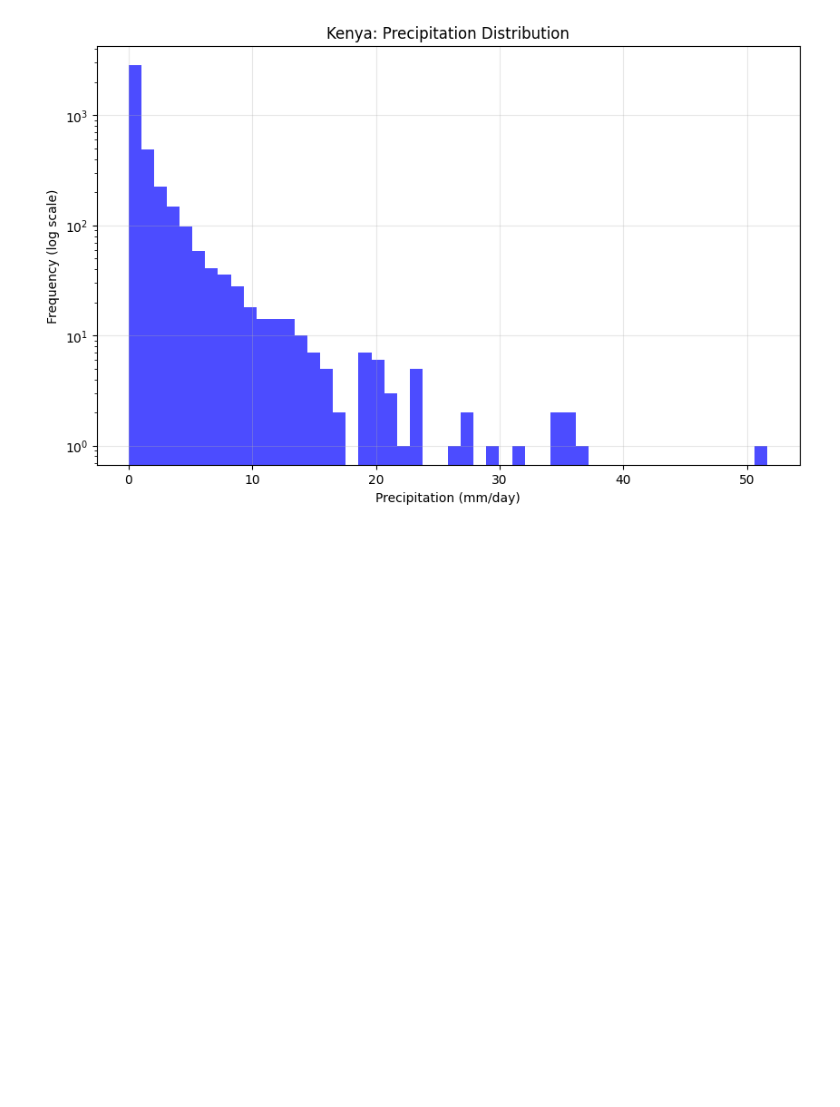
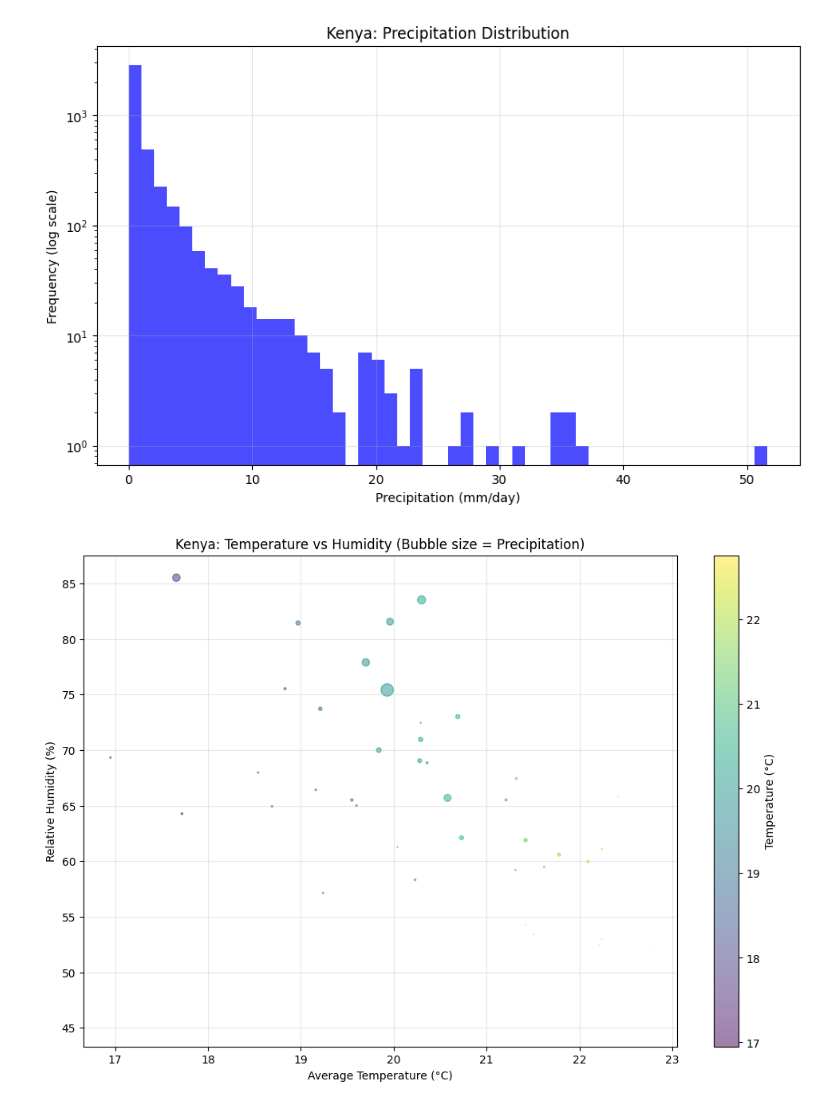
Before and after one commit to bethabreham/climate-challenge-week0, a Jupyter notebook: notebooks/kenya_eda.ipynb, the cells around one changed output. Cells and saved outputs as stored; diff of their text form; code cells hidden in the pictures; blank space fills up the shorter version.

Commit message:
feat: complete Kenya EDA with visualizations

```diff
--- a/notebooks/kenya_eda.ipynb
+++ b/notebooks/kenya_eda.ipynb
@@ -43,11 +43,3 @@ WS2M_MAX       0
 PS             0
 QV2M           0
 dtype: int64
-# %%
-df['Country'] = 'Kenya'
-
-df['Date'] = pd.to_datetime(df['YEAR'].astype(str) + df['DOY'].astype(str).str.zfill(3), format='%Y%j')
-
-df['Month'] = df['Date'].dt.month
-
-df[['YEAR', 'DOY', 'Date', 'Month', 'Country']].head()
@@ -240,3 +203,18 @@ plt.grid(True, alpha=0.3)
 plt.show()
 # %% [output]
 [figure]
+# %%
+sample = df.iloc[::100, :]
+
+plt.figure(figsize=(12, 8))
+scatter = plt.scatter(sample['T2M'], sample['RH2M'],
+                      s=sample['PRECTOTCORR']*10,  # bubble size = precipitation
+                      alpha=0.5, c=sample['T2M'], cmap='viridis')
+plt.colorbar(label='Temperature (°C)')
+plt.xlabel('Average Temperature (°C)')
+plt.ylabel('Relative Humidity (%)')
+plt.title('Kenya: Temperature vs Humidity (Bubble size = Precipitation)')
+plt.grid(True, alpha=0.3)
+plt.show()
+# %% [output]
+[figure, added]
```
Also changed, not shown: parts of 4 cells of this notebook.
